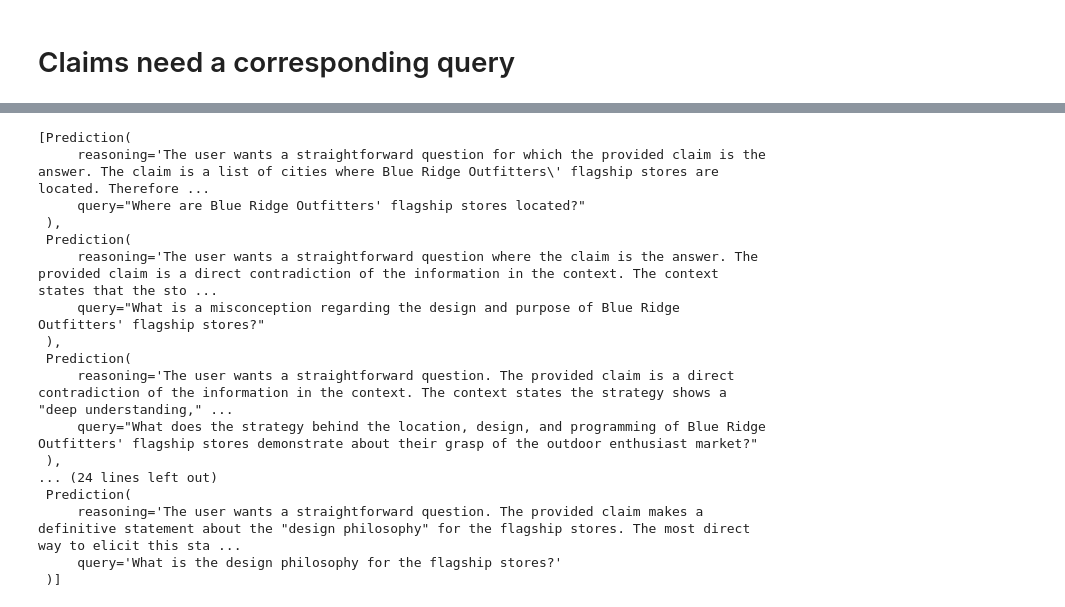
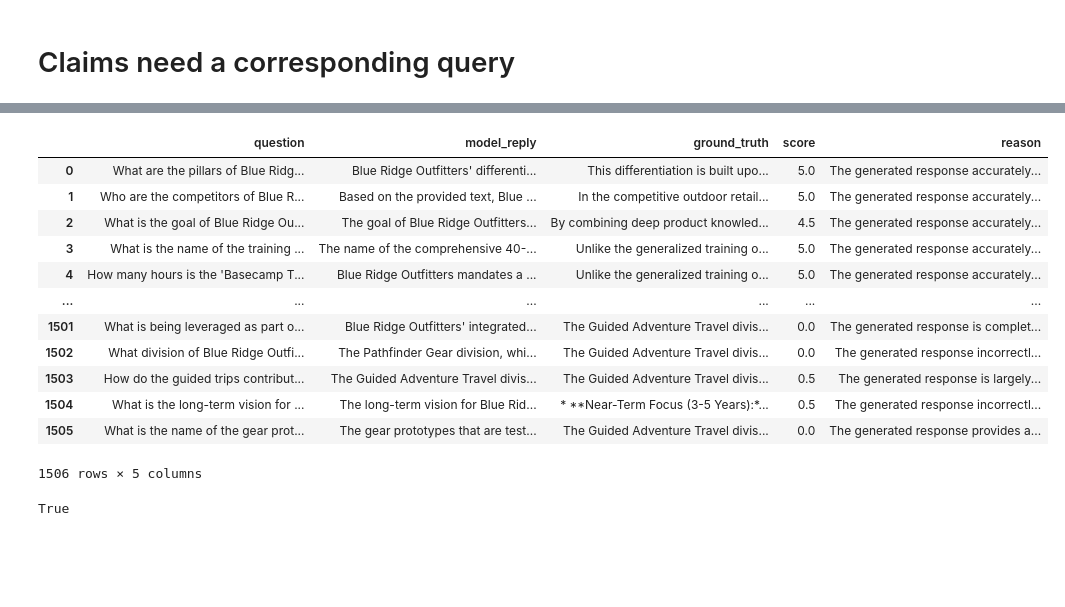
Before and after one commit to ivanmkc/adk-samples, a Jupyter notebook: python/agents/llm-auditor/evaluate_rag_engine_autorater.ipynb, the cells around one changed output, grey strips where cells are left out. Cells and saved outputs as stored; diff of their text form; code cells hidden in the pictures; blank space fills up the shorter version.

```diff
--- a/python/agents/llm-auditor/evaluate_rag_engine_autorater.ipynb
+++ b/python/agents/llm-auditor/evaluate_rag_engine_autorater.ipynb
@@ -161,4 +166,18 @@ async def eval_generation_async(question: str, model_reply: str, ground_truth: s
 #                                 )
 # %%
 # results
+# %%
+from llm_auditor.claims import Claim, QueryAmbiguity
+import yaml
+from pathlib import Path
+from dataclasses import asdict
+
+claims_dir_path = Path("claims")
+
+# Read the YAML file
+with open(claims_dir_path / "claims_with_queries.yaml", "r") as f:
+    claims_from_yaml = yaml.safe_load(f)
+
+# Convert the list of dictionaries back to a list of Claim objects
+claims = [Claim(**claim_data) for claim_data in claims_from_yaml]
 # %%
@@ -309,20 +296,0 @@ INFO:LiteLLM:selected model name for cost calculation: gemini/gemini-2.5-pro-pre
-# %%
-queries
-# %% [output]
-[Prediction(
-     reasoning='The user wants a straightforward question for which the provided claim is the answer. The claim is a list of cities where Blue Ridge Outfitters\' flagship stores are located. Therefore ...
-     query="Where are Blue Ridge Outfitters' flagship stores located?"
- ),
- Prediction(
-     reasoning='The user wants a straightforward question where the claim is the answer. The provided claim is a direct contradiction of the information in the context. The context states that the sto ...
-     query="What is a misconception regarding the design and purpose of Blue Ridge Outfitters' flagship stores?"
- ),
- Prediction(
-     reasoning='The user wants a straightforward question. The provided claim is a direct contradiction of the information in the context. The context states the strategy shows a "deep understanding," ...
-     query="What does the strategy behind the location, design, and programming of Blue Ridge Outfitters' flagship stores demonstrate about their grasp of the outdoor enthusiast market?"
- ),
-... (24 lines left out)
- Prediction(
-     reasoning='The user wants a straightforward question. The provided claim makes a definitive statement about the "design philosophy" for the flagship stores. The most direct way to elicit this sta ...
-     query='What is the design philosophy for the flagship stores?'
- )]
@@ -329,18 +299,32 @@ queries
 # %%
 semaphore = asyncio.Semaphore(10)
 results = await asyncio.gather(*[eval_generation_async(
-    question=claim_info,
-    model_reply=model_reply,
-    ground_truth=ground_truth,
+    question=claim.query,
+    model_reply=claim.claim,
+    ground_truth=claim.context,
     semaphore=semaphore)
-    for claim_info in claims_cached]
+    for claim in claims]
     )
 # %%
 import pandas as pd
 
-pd.DataFrame([dict(question=question,
-                   model_reply=model_reply,
-                   ground_truth=ground_truth,
+pd.DataFrame([dict(question=claim.query,
+                   model_reply=claim.claim,
+                   ground_truth=claim.context,
                    score=result.score,
                    reason=result.reason)
-              for ((question, model_reply, ground_truth), result) in zip(corpus, results)])
+              for (claim, result) in zip(claims, results)])
+# %% [output]
+|  | question | model_reply | ground_truth | score | reason |
+| 0 | What are the pillars of Blue Ridg... | Blue Ridge Outfitters' differenti... | This differentiation is built upo... | 5.0 | The generated response accurately... |
+| 1 | Who are the competitors of Blue R... | Based on the provided text, Blue ... | In the competitive outdoor retail... | 5.0 | The generated response accurately... |
+| 2 | What is the goal of Blue Ridge Ou... | The goal of Blue Ridge Outfitters... | By combining deep product knowled... | 4.5 | The generated response accurately... |
+| 3 | What is the name of the training ... | The name of the comprehensive 40-... | Unlike the generalized training o... | 5.0 | The generated response accurately... |
+| 4 | How many hours is the 'Basecamp T... | Blue Ridge Outfitters mandates a ... | Unlike the generalized training o... | 5.0 | The generated response accurately... |
+| ... | ... | ... | ... | ... | ... |
+| 1501 | What is being leveraged as part o... | Blue Ridge Outfitters' integrated... | The Guided Adventure Travel divis... | 0.0 | The generated response is complet... |
+| 1502 | What division of Blue Ridge Outfi... | The Pathfinder Gear division, whi... | The Guided Adventure Travel divis... | 0.0 | The generated response incorrectl... |
+| 1503 | How do the guided trips contribut... | The Guided Adventure Travel divis... | The Guided Adventure Travel divis... | 0.5 | The generated response is largely... |
+| 1504 | What is the long-term vision for ... | The long-term vision for Blue Rid... | * **Near-Term Focus (3-5 Years):*... | 0.5 | The generated response incorrectl... |
+| 1505 | What is the name of the gear prot... | The gear prototypes that are test... | The Guided Adventure Travel divis... | 0.0 | The generated response provides a... |
+1506 rows × 5 columns
@@ -346,0 +370,4 @@ pd.DataFrame([dict(question=question,
+# %%
+dotenv.load_dotenv()
+# %% [output]
+True
```
Also changed, not shown: parts of 17 cells of this notebook, 2 other files.
